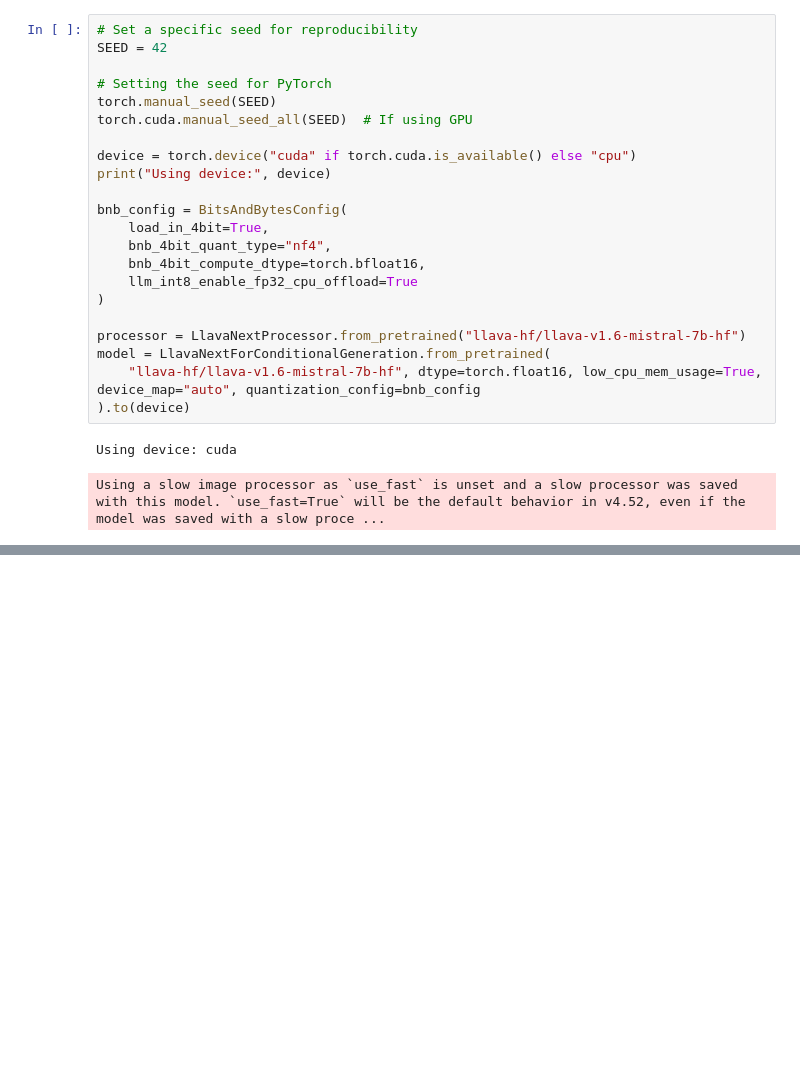
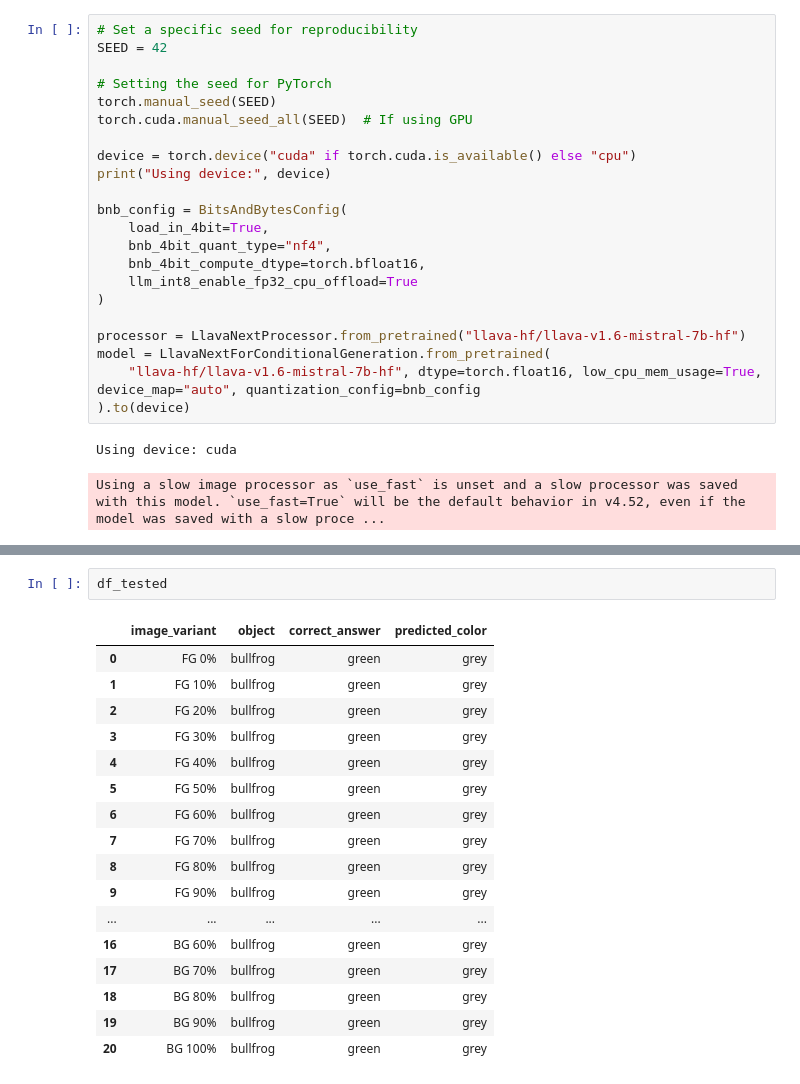
Before and after one commit to jonnemi/color-concept-entanglement, a Jupyter notebook: test_MLLMs.ipynb, the cells around one changed output, grey strips where cells are left out. Saved outputs shown, nothing was run; the diff lists cells and outputs as text; blank space fills up the shorter version.

```diff
--- a/test_MLLMs.ipynb
+++ b/test_MLLMs.ipynb
@@ -170,0 +345,20 @@ df.to_csv(out_path, index=False)
+# %%
+df_tested
+# %% [output]
+|  | image_variant | object | correct_answer | predicted_color |
+| 0 | FG 0% | bullfrog | green | grey |
+| 1 | FG 10% | bullfrog | green | grey |
+| 2 | FG 20% | bullfrog | green | grey |
+| 3 | FG 30% | bullfrog | green | grey |
+| 4 | FG 40% | bullfrog | green | grey |
+| 5 | FG 50% | bullfrog | green | grey |
+| 6 | FG 60% | bullfrog | green | grey |
+| 7 | FG 70% | bullfrog | green | grey |
+| 8 | FG 80% | bullfrog | green | grey |
+| 9 | FG 90% | bullfrog | green | grey |
+| ... | ... | ... | ... | ... |
+| 16 | BG 60% | bullfrog | green | grey |
+| 17 | BG 70% | bullfrog | green | grey |
+| 18 | BG 80% | bullfrog | green | grey |
+| 19 | BG 90% | bullfrog | green | grey |
+| 20 | BG 100% | bullfrog | green | grey |
```
Also changed, not shown: parts of 15 cells of this notebook.
